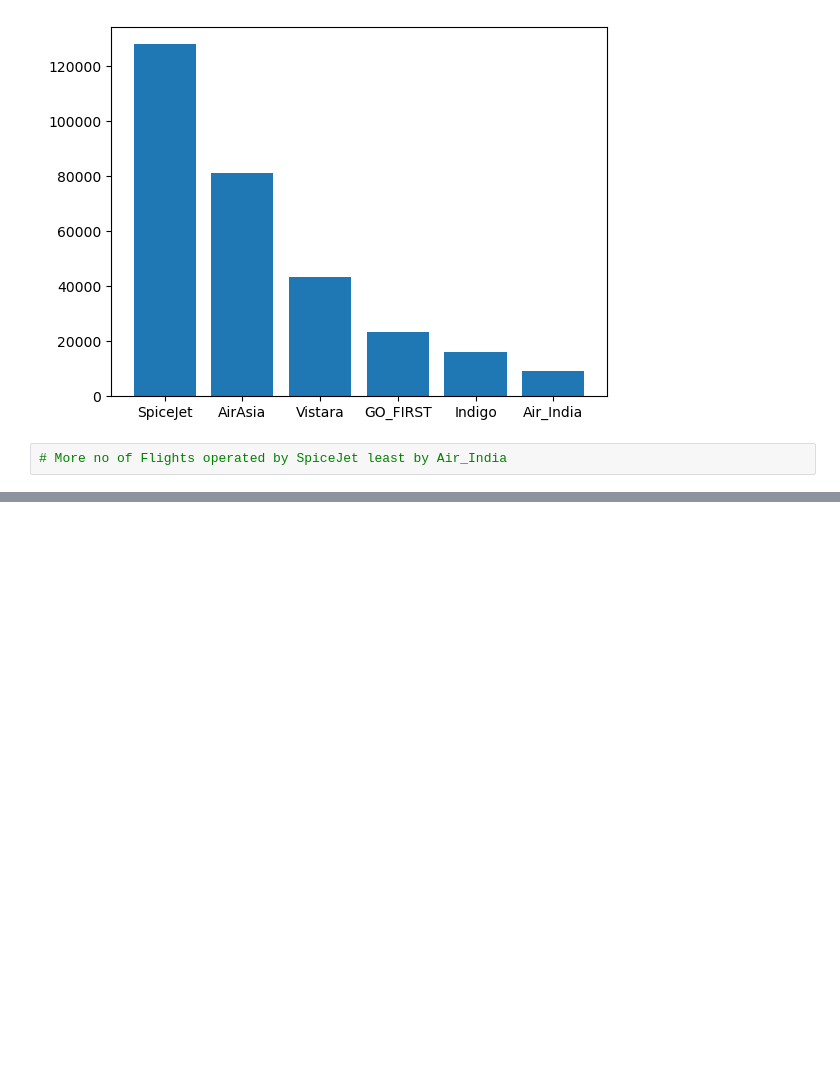
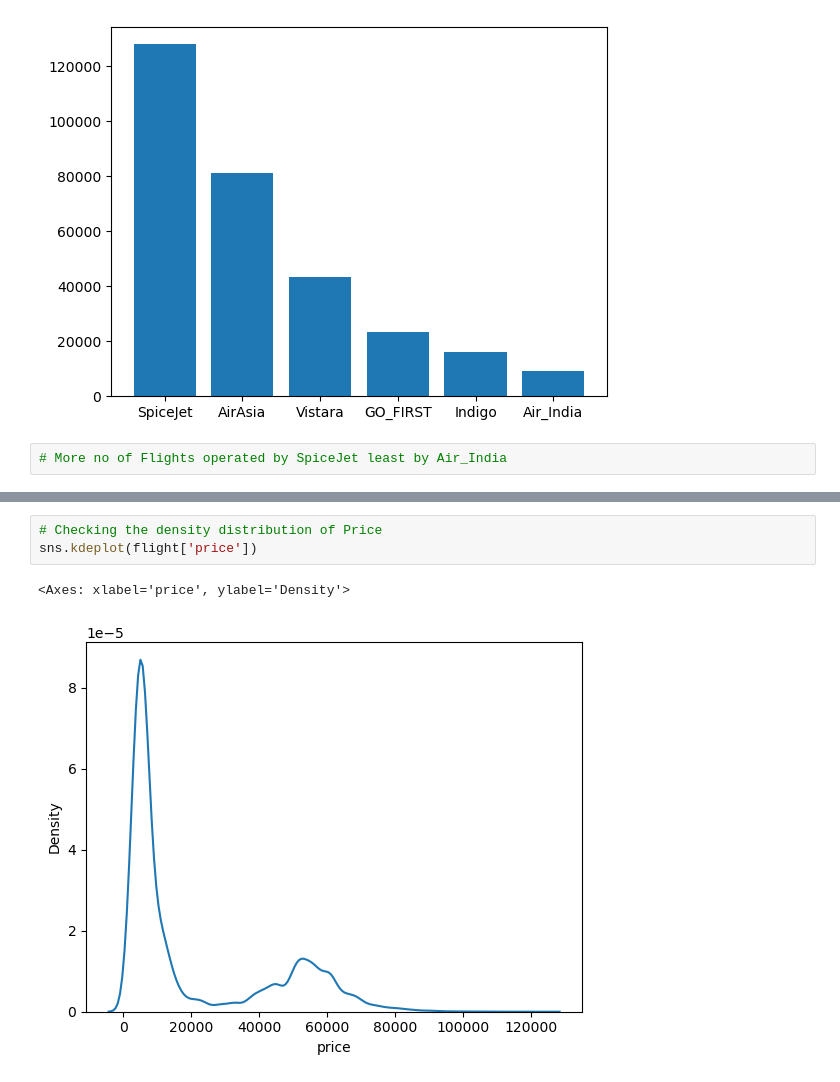
Before and after one commit to greepvishnu/Flight-Booking-Prediction, a Jupyter notebook: Flight Booking Prediction Project.ipynb, the cells around one changed output, grey strips where cells are left out. Drawn from its saved outputs; the diff is of its cells as text; blank space fills up the shorter version.

```diff
--- a/Flight Booking Prediction Project.ipynb
+++ b/Flight Booking Prediction Project.ipynb
@@ -224,0 +264,6 @@ plt.bar(flight['airline'].unique(),height=flight['airline'].value_counts())
+# %%
+# Checking the density distribution of Price
+sns.kdeplot(flight['price'])
+# %% [output]
+<Axes: xlabel='price', ylabel='Density'>
+[figure, added]
```
Also changed, not shown: parts of 5 cells of this notebook.
